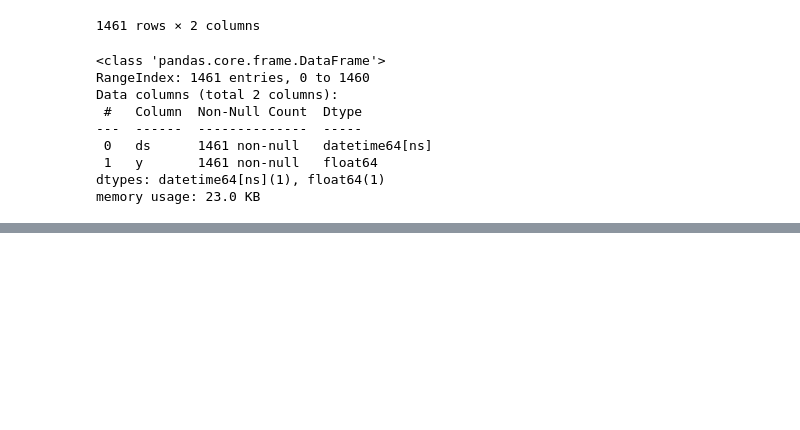
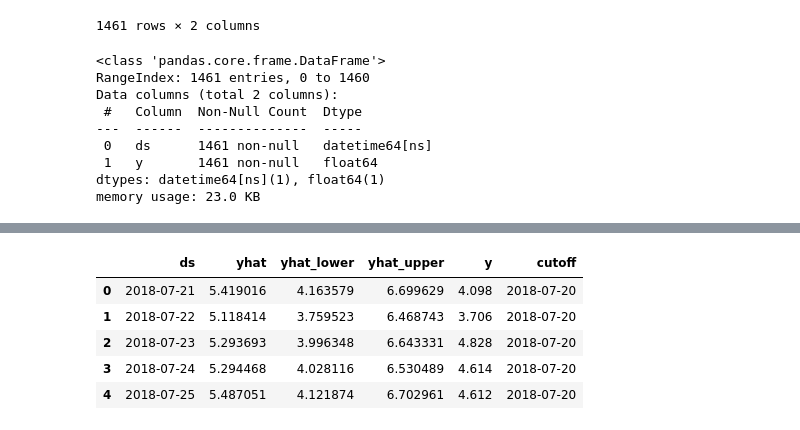
Before and after one commit to sainthm/MGS_AI_DS, a Jupyter notebook: YDK/ML/project/dacon/UOS_2022/UOS_2022_custom.ipynb, the cells around one changed output, grey strips where cells are left out. Cells and saved outputs as stored; diff of their text form; code cells hidden in the pictures; blank space fills up the shorter version.

```diff
--- a/YDK/ML/project/dacon/UOS_2022/UOS_2022_custom.ipynb
+++ b/YDK/ML/project/dacon/UOS_2022/UOS_2022_custom.ipynb
@@ -291,0 +292,5 @@ Next, let’s do **cross-validation** for the baseline model to get the model pe
+# %%
+# Cross validation
+baseline_model_cv = cross_validation(model=baseline_model, initial='200 days', period='30 days', horizon = '30 days', parallel="processes")
+baseline_model_cv.head()
+# %% [output]
@@ -291,0 +314,6 @@ Next, let’s do **cross-validation** for the baseline model to get the model pe
+|  | ds | yhat | yhat_lower | yhat_upper | y | cutoff |
+| 0 | 2018-07-21 | 5.419016 | 4.163579 | 6.699629 | 4.098 | 2018-07-20 |
+| 1 | 2018-07-22 | 5.118414 | 3.759523 | 6.468743 | 3.706 | 2018-07-20 |
+| 2 | 2018-07-23 | 5.293693 | 3.996348 | 6.643331 | 4.828 | 2018-07-20 |
+| 3 | 2018-07-24 | 5.294468 | 4.028116 | 6.530489 | 4.614 | 2018-07-20 |
+| 4 | 2018-07-25 | 5.487051 | 4.121874 | 6.702961 | 4.612 | 2018-07-20 |
```
Also changed, not shown: parts of 18 cells of this notebook.
